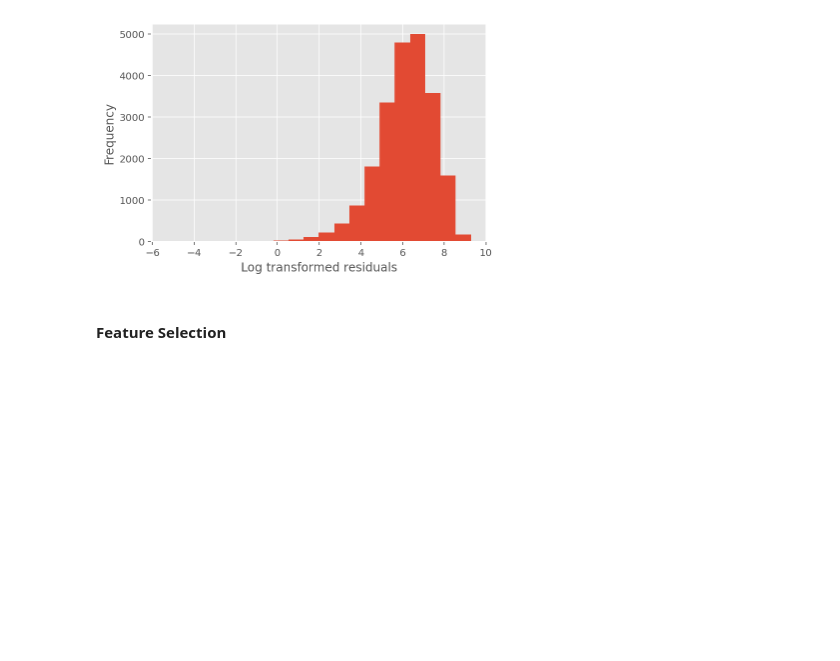
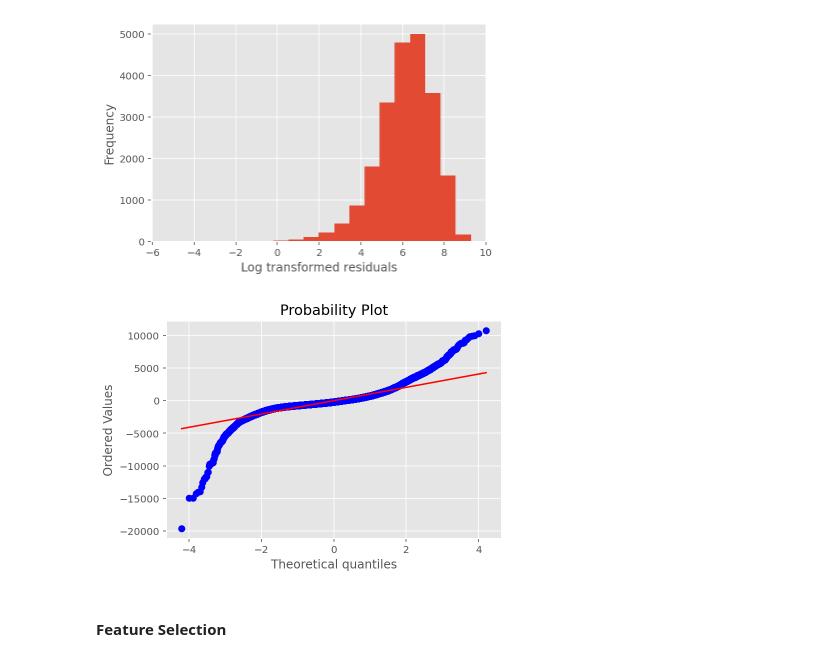
Before and after one commit to gabbagabbagool/rmit-diamonds, a Jupyter notebook: Phase2_Report_JH.ipynb, the cells around one changed output. Drawn from its saved outputs; the diff is of its cells as text; code cells hidden in the pictures; blank space fills up the shorter version.

Commit message:
normal probability plot added

```diff
--- a/Phase2_Report_JH.ipynb
+++ b/Phase2_Report_JH.ipynb
@@ -311,6 +311,12 @@ plt.ylabel('Frequency');
 plt.show();
 # %% [output]
 [figure]
+# %%
+from scipy.stats import probplot
+probplot(residuals_full['residual'], plot = plt)
+plt.show();
+# %% [output]
+[figure, added]
 # %% [markdown]
 #### Feature Selection
 # %% [markdown]
```
Also changed, not shown: parts of 4 cells of this notebook.
